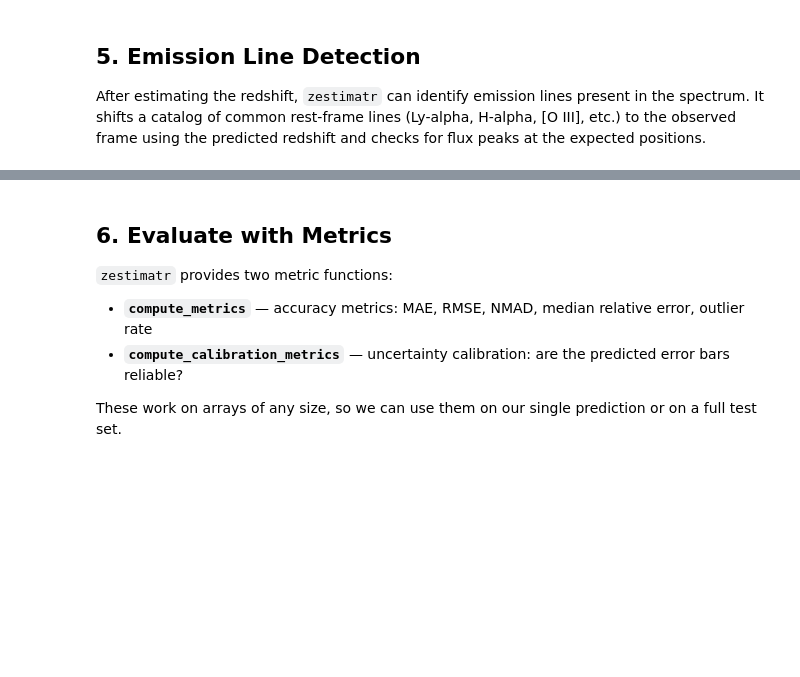
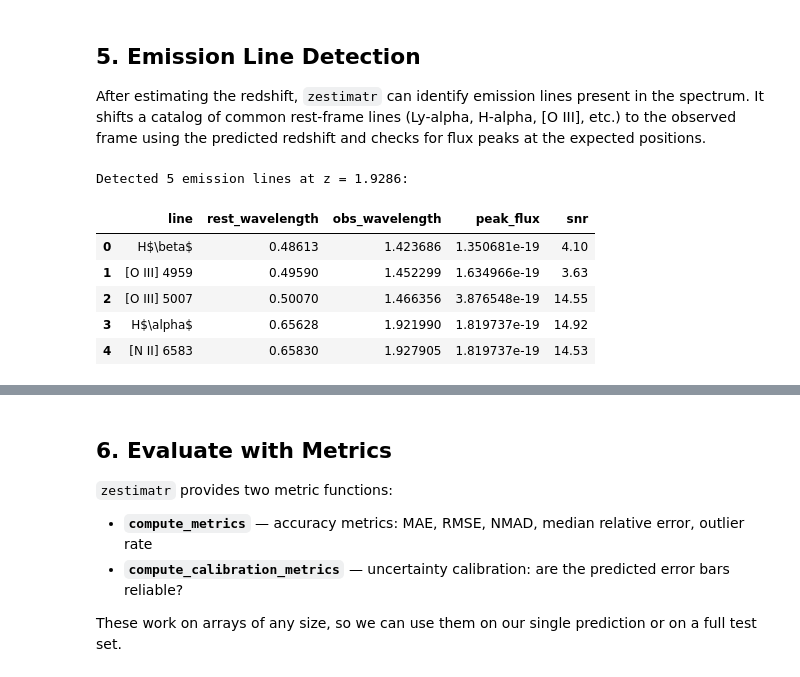
Before and after one commit to aryana-haghjoo/CodeAstro_group_2, a Jupyter notebook: tutorials/quickstart_single_spectrum.ipynb, the cells around one changed output, grey strips where cells are left out. Drawn from its saved outputs; the diff is of its cells as text; code cells hidden in the pictures; blank space fills up the shorter version.

```diff
--- a/tutorials/quickstart_single_spectrum.ipynb
+++ b/tutorials/quickstart_single_spectrum.ipynb
@@ -161,11 +161,16 @@ using the predicted redshift and checks for flux peaks at the expected positions
 # %%
 # Detect emission lines using the predicted redshift
 lines = zestimatr.detect_emission_lines(wavelength, flux, z_pred)
 
 print(f"Detected {len(lines)} emission lines at z = {z_pred:.4f}:\n")
-print(f"{'Line':>15s}  {'Rest (μm)':>10s}  {'Observed (μm)':>14s}")
-print("-" * 45)
-for l in lines:
-    print(f"{l['name']:>15s}  {l['rest_wavelength']:>10.4f}  {l['obs_wavelength']:>14.4f}")
+lines
+# %% [output]
+Detected 5 emission lines at z = 1.9286:
+|  | line | rest_wavelength | obs_wavelength | peak_flux | snr |
+| 0 | H$\beta$ | 0.48613 | 1.423686 | 1.350681e-19 | 4.10 |
+| 1 | [O III] 4959 | 0.49590 | 1.452299 | 1.634966e-19 | 3.63 |
+| 2 | [O III] 5007 | 0.50070 | 1.466356 | 3.876548e-19 | 14.55 |
+| 3 | H$\alpha$ | 0.65628 | 1.921990 | 1.819737e-19 | 14.92 |
+| 4 | [N II] 6583 | 0.65830 | 1.927905 | 1.819737e-19 | 14.53 |
 # %%
 # Plot the spectrum with emission lines marked
```
Also changed, not shown: parts of 1 cell of this notebook, 5 other files.
